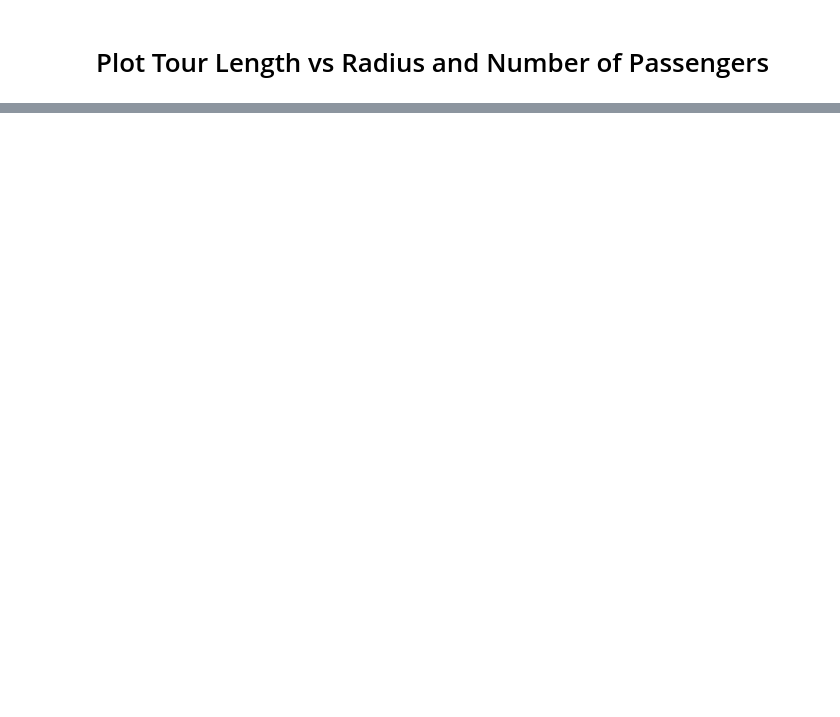
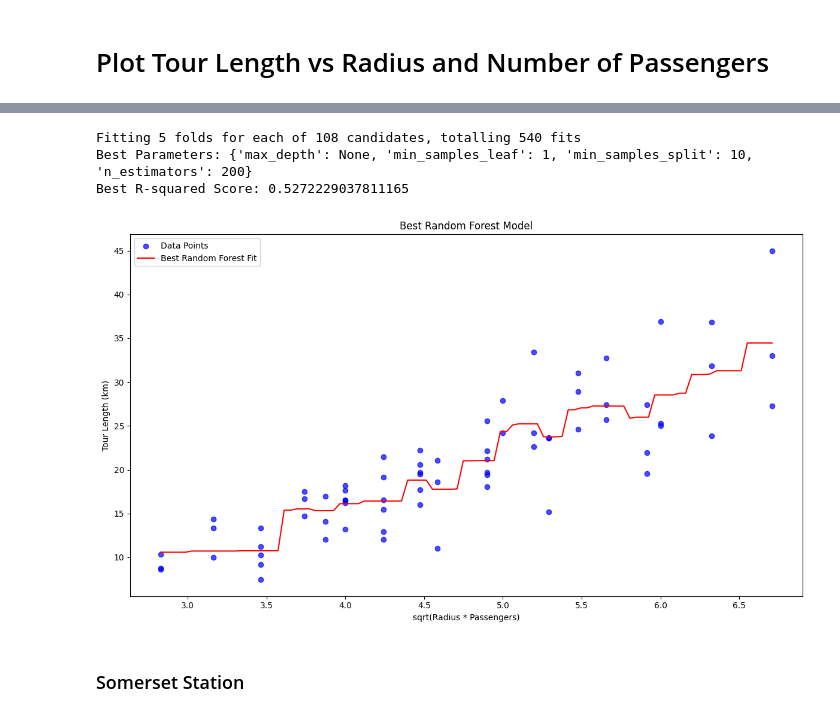
Before and after one commit to BilalDawood01/CT_TSP_On-demand_services, a Jupyter notebook: Plot_Tour_Length.ipynb, the cells around one changed output, grey strips where cells are left out. Saved outputs shown, nothing was run; the diff lists cells and outputs as text; code cells hidden in the pictures; blank space fills up the shorter version.

```diff
--- a/Plot_Tour_Length.ipynb
+++ b/Plot_Tour_Length.ipynb
@@ -492,0 +348,45 @@ Station 8
+# %%
+from sklearn.model_selection import GridSearchCV
+from sklearn.ensemble import RandomForestRegressor
+
+# Define the parameter grid for Random Forest
+param_grid = {
+    'n_estimators': [50, 100, 200],
+    'max_depth': [None, 10, 20, 30],
+    'min_samples_split': [2, 5, 10],
+    'min_samples_leaf': [1, 2, 4],
+    # 'max_features': ['auto', 'sqrt', 'log2']
+}
+
+# Initialize the Random Forest Regressor
+rf = RandomForestRegressor(random_state=42)
+
+# Perform Grid Search with 5-fold CV
+grid_search = GridSearchCV(estimator=rf, param_grid=param_grid, cv=5, n_jobs=-1, scoring='r2', verbose=2)
+grid_search.fit(X, y)
+
+# Best parameters and best score
+print("Best Parameters:", grid_search.best_params_)
+print("Best R-squared Score:", grid_search.best_score_)
+
+# Use the best estimator to predict
+best_rf = grid_search.best_estimator_
+y_pred = best_rf.predict(x_fit)
+
+# Plot the results
+plt.figure(figsize=(12, 7))
+plt.scatter(df['Sqrt_Radius_Passengers'], df['Tour_Length_km'], alpha=0.7, label='Data Points', color='blue')
+plt.plot(x_fit, y_pred, label='Best Random Forest Fit', color='red')
+plt.xlabel('sqrt(Radius * Passengers)')
+plt.ylabel('Tour Length (km)')
+plt.title('Best Random Forest Model')
+plt.legend()
+plt.tight_layout()
+plt.show()
+# %% [output]
+Fitting 5 folds for each of 108 candidates, totalling 540 fits
+Best Parameters: {'max_depth': None, 'min_samples_leaf': 1, 'min_samples_split': 10, 'n_estimators': 200}
+Best R-squared Score: 0.5272229037811165
+[figure, added]
+# %% [markdown]
+### Somerset Station
```
Also changed, not shown: parts of 50 cells of this notebook, 3 other files.
